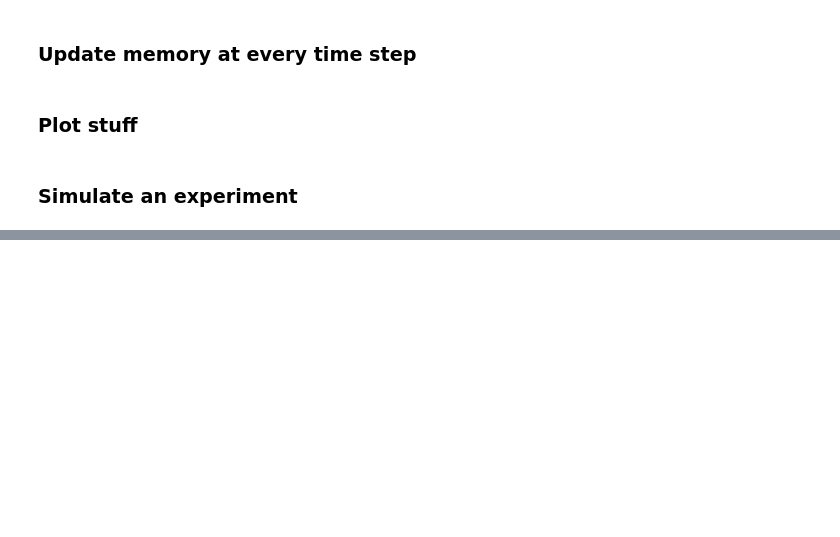
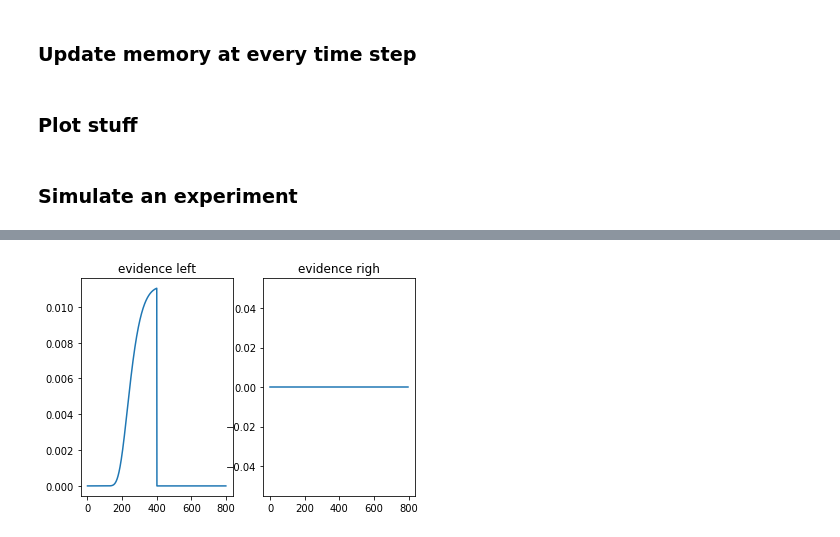
Before and after one commit to viipp/symbolic_processing, a Jupyter notebook: ssn.ipynb, the cells around one changed output, grey strips where cells are left out. Saved outputs shown, nothing was run; the diff lists cells and outputs as text; code cells hidden in the pictures; blank space fills up the shorter version.

```diff
--- a/ssn.ipynb
+++ b/ssn.ipynb
@@ -490,0 +380,9 @@ draw_dms()
+# %%
+ax = pl.subplot(1,2,1)
+_ = ax.plot(evidence_l.T[k+5,:].T)
+_ =ax.set_title('evidence left')
+ax = pl.subplot(1,2,2)
+_ = ax.plot(evidence_r.T[k+5,:].T)
+_ = ax.set_title('evidence righ')
+# %% [output]
+[figure, added]
```
Also changed, not shown: parts of 13 cells of this notebook.
